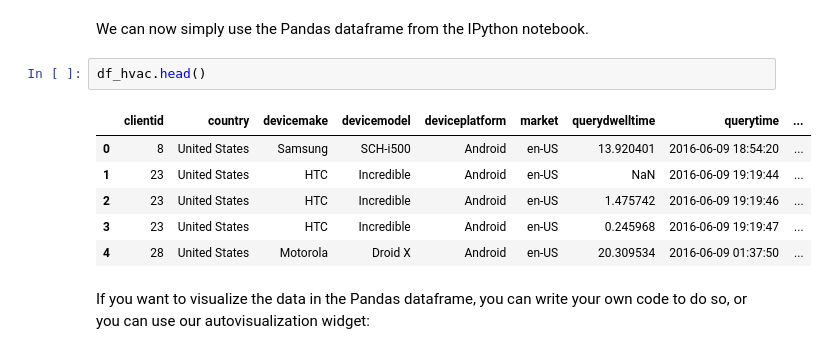
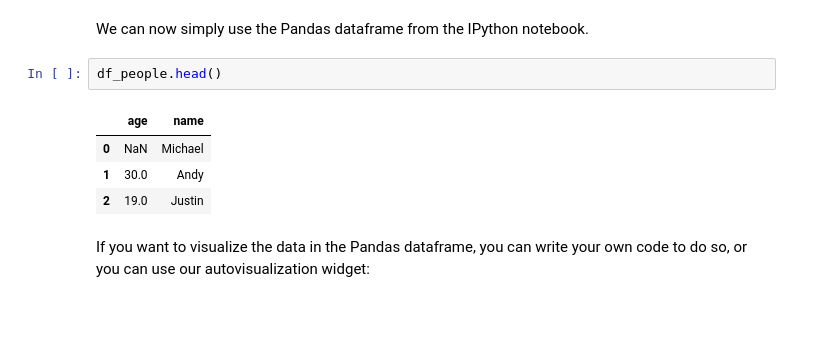
Before and after one commit to jupyter-incubator/sparkmagic, a Jupyter notebook: examples/Magics in IPython Kernel.ipynb, the cells around one changed output. Saved outputs shown, nothing was run; the diff lists cells and outputs as text; blank space fills up the shorter version.

```diff
--- a/examples/Magics in IPython Kernel.ipynb
+++ b/examples/Magics in IPython Kernel.ipynb
@@ -115,14 +104,12 @@ SELECT * FROM hivesampletable
 # %% [markdown]
 We can now simply use the Pandas dataframe from the IPython notebook.
 # %%
-df_hvac.head()
+df_people.head()
 # %% [output]
-|  | clientid | country | devicemake | devicemodel | deviceplatform | market | querydwelltime | querytime | ... |
-| 0 | 8 | United States | Samsung | SCH-i500 | Android | en-US | 13.920401 | 2016-06-09 18:54:20 | ... |
-| 1 | 23 | United States | HTC | Incredible | Android | en-US | NaN | 2016-06-09 19:19:44 | ... |
-| 2 | 23 | United States | HTC | Incredible | Android | en-US | 1.475742 | 2016-06-09 19:19:46 | ... |
-| 3 | 23 | United States | HTC | Incredible | Android | en-US | 0.245968 | 2016-06-09 19:19:47 | ... |
-| 4 | 28 | United States | Motorola | Droid X | Android | en-US | 20.309534 | 2016-06-09 01:37:50 | ... |
+|  | age | name |
+| 0 | NaN | Michael |
+| 1 | 30.0 | Andy |
+| 2 | 19.0 | Justin |
 # %% [markdown]
 If you want to visualize the data in the Pandas dataframe, you can write your own code to do so, or you can use our autovisualization widget:
 # %%
```
Also changed, not shown: parts of 9 cells of this notebook.
